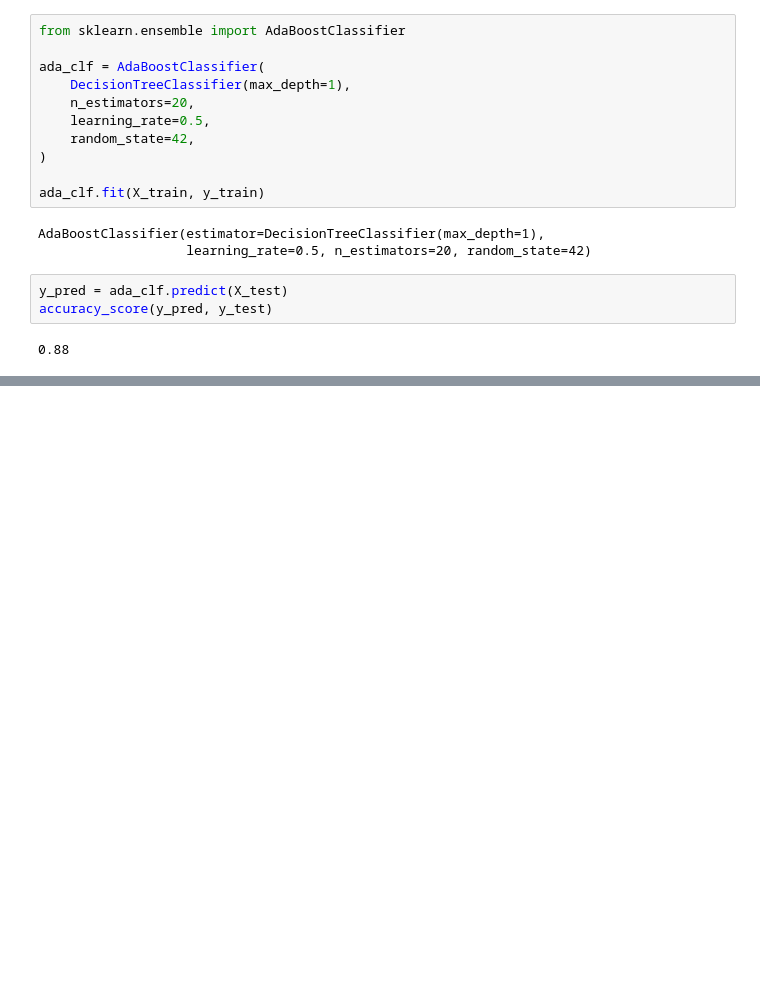
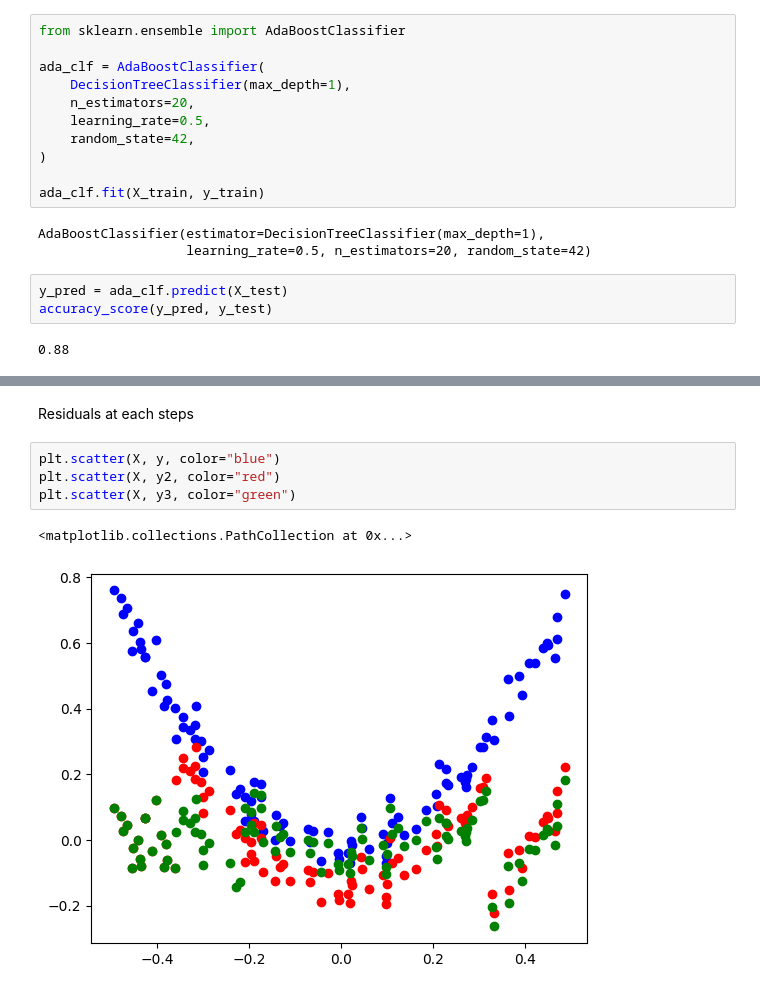
Before and after one commit to adarsha-7/machine-learning, a Jupyter notebook: chapter_7/chapter_code/main.ipynb, the cells around one changed output, grey strips where cells are left out. Drawn from its saved outputs; the diff is of its cells as text; blank space fills up the shorter version.

```diff
--- a/chapter_7/chapter_code/main.ipynb
+++ b/chapter_7/chapter_code/main.ipynb
@@ -211,0 +250,9 @@ accuracy_score(y_pred, y_test)
+# %% [markdown]
+Residuals at each steps
+# %%
+plt.scatter(X, y, color="blue")
+plt.scatter(X, y2, color="red")
+plt.scatter(X, y3, color="green")
+# %% [output]
+<matplotlib.collections.PathCollection at 0x...>
+[figure, added]
```
Also changed, not shown: parts of 11 cells of this notebook.
